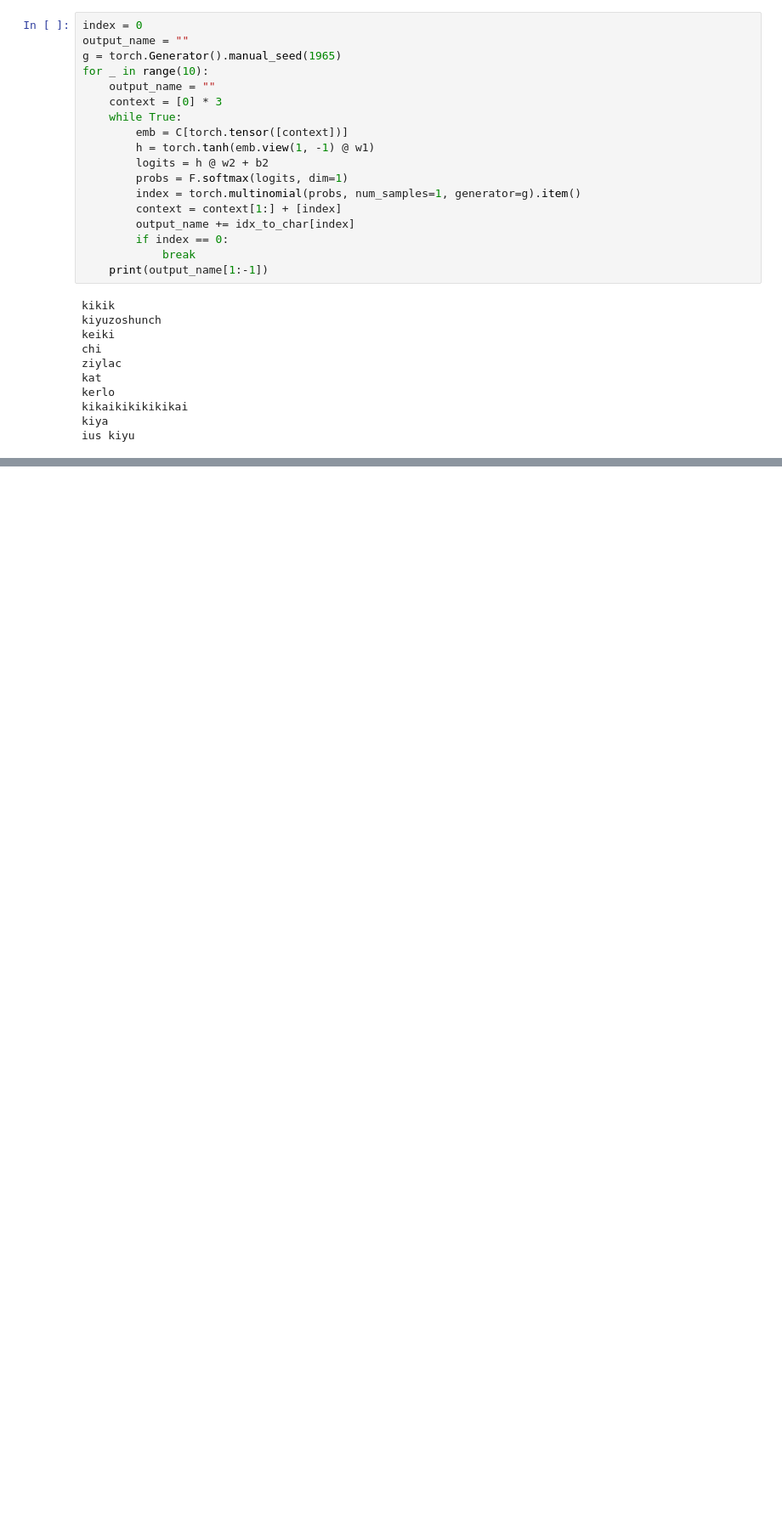
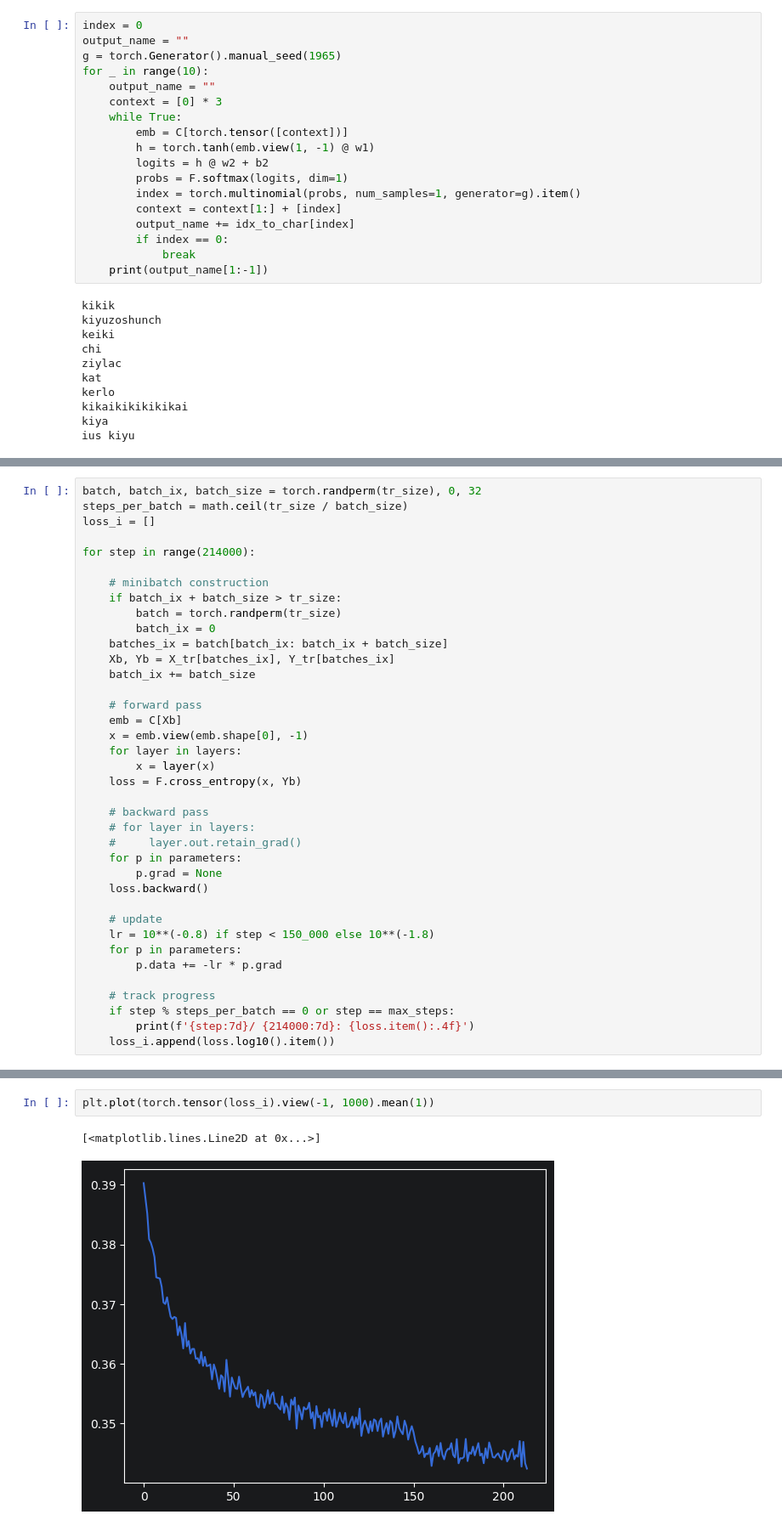
Before and after one commit to darylbdr/AI-Sandbox, a Jupyter notebook: MLP_from_scratch.ipynb, the cells around one changed output, grey strips where cells are left out. Shown at 85% size. Saved outputs shown, nothing was run; the diff lists cells and outputs as text; blank space fills up the shorter version.

```diff
--- a/MLP_from_scratch.ipynb
+++ b/MLP_from_scratch.ipynb
@@ -214,0 +282,38 @@ ius kiyu
+# %%
+batch, batch_ix, batch_size = torch.randperm(tr_size), 0, 32
+steps_per_batch = math.ceil(tr_size / batch_size)
+loss_i = []
+
+for step in range(214000):
+
+    # minibatch construction
+    if batch_ix + batch_size > tr_size:
+        batch = torch.randperm(tr_size)
+        batch_ix = 0
+    batches_ix = batch[batch_ix: batch_ix + batch_size]
+    Xb, Yb = X_tr[batches_ix], Y_tr[batches_ix]
+    batch_ix += batch_size
+
+    # forward pass
+    emb = C[Xb]
+    x = emb.view(emb.shape[0], -1)
+    for layer in layers:
+        x = layer(x)
+    loss = F.cross_entropy(x, Yb)
+
+    # backward pass
+    # for layer in layers:
+    #     layer.out.retain_grad()
+    for p in parameters:
+        p.grad = None
+    loss.backward()
+
+    # update
+    lr = 10**(-0.8) if step < 150_000 else 10**(-1.8)
+    for p in parameters:
+        p.data += -lr * p.grad
+
+    # track progress
+    if step % steps_per_batch == 0 or step == max_steps:
+        print(f'{step:7d}/ {214000:7d}: {loss.item():.4f}')
+    loss_i.append(loss.log10().item())
@@ -214,0 +360,5 @@ ius kiyu
+# %%
+plt.plot(torch.tensor(loss_i).view(-1, 1000).mean(1))
+# %% [output]
+[<matplotlib.lines.Line2D at 0x...>]
+[figure, added]
```
Also changed, not shown: parts of 8 cells of this notebook.
